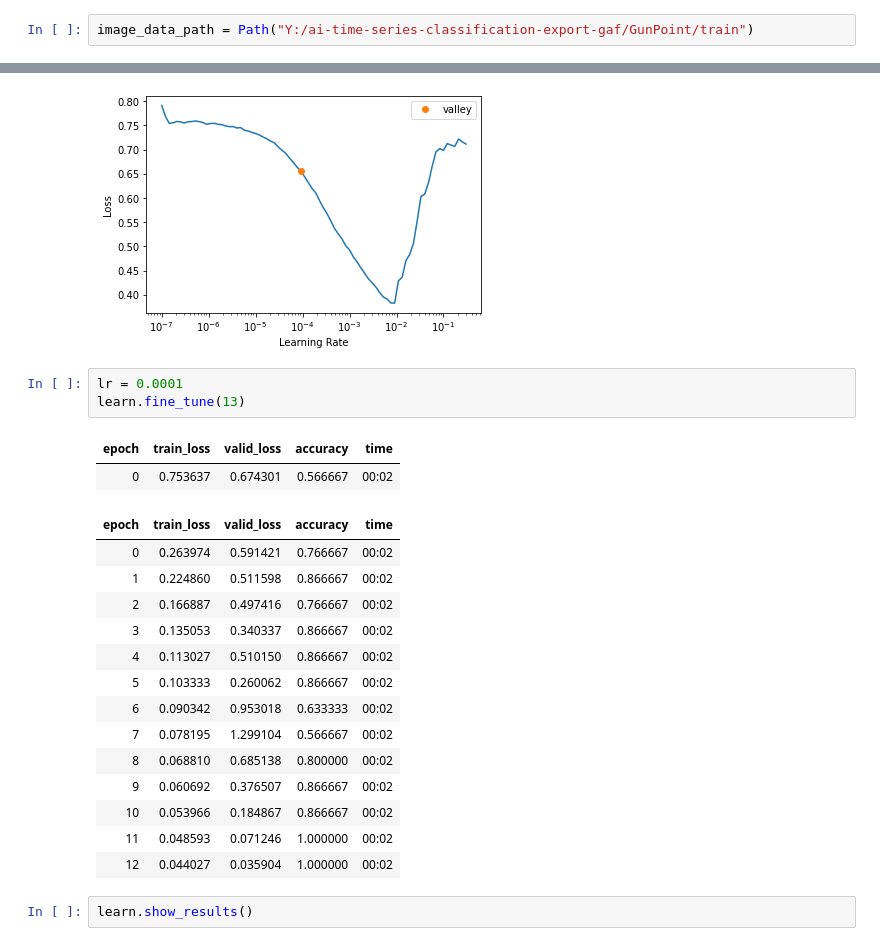
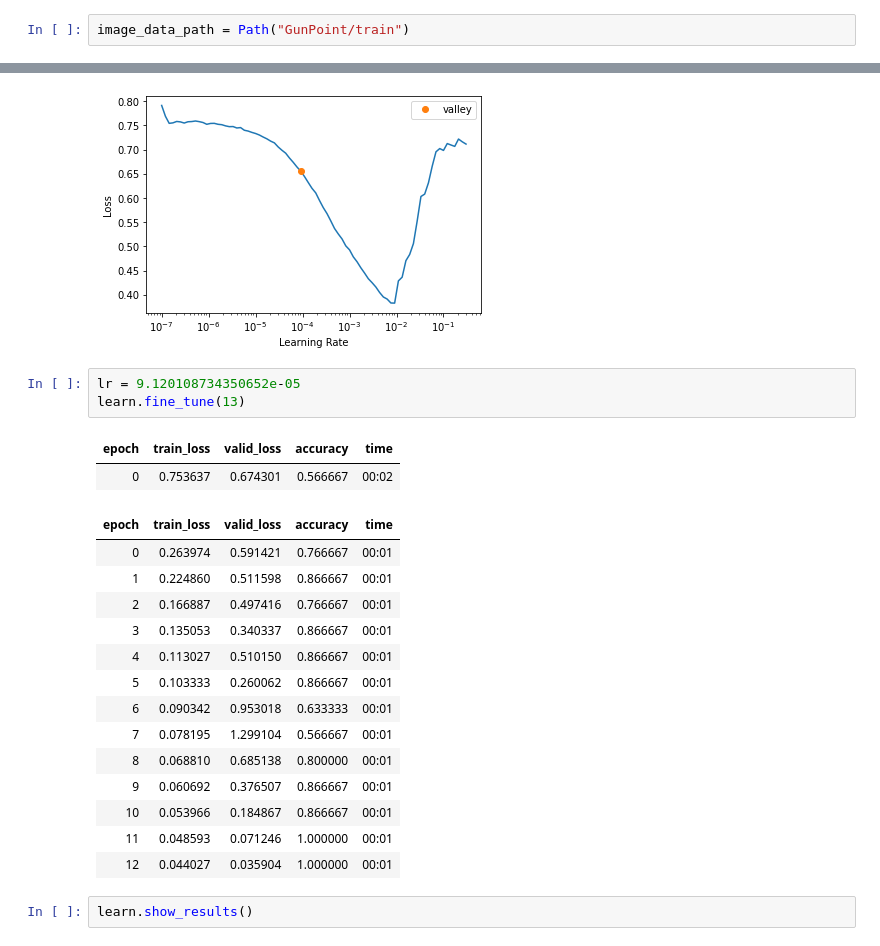
Before and after one commit to AretasSensorNetworks/GunPointImageFieldExample, a Jupyter notebook: TestGAF-Gunpoint.ipynb, the cells around one changed output, grey strips where cells are left out. Cells and saved outputs as stored; diff of their text form.

```diff
--- a/TestGAF-Gunpoint.ipynb
+++ b/TestGAF-Gunpoint.ipynb
@@ -15,7 +15,7 @@ Class 1 is "gun" and class 2 is "no gun (pointing)"
 # %%
 from fastai.vision.all import *
 # %%
-image_data_path = Path("Y:/ai-time-series-classification-export-gaf/GunPoint/train")
+image_data_path = Path("GunPoint/train")
 # %%
 image_data_path.ls()
 # %% [output]
@@ -57,25 +57,25 @@ learn.lr_find(num_it=100)
 SuggestedLRs(valley=9.120108734350652e-05)
 [figure]
 # %%
-lr = 0.0001
+lr = 9.120108734350652e-05
 learn.fine_tune(13)
 # %% [output]
 | epoch | train_loss | valid_loss | accuracy | time |
 | 0 | 0.753637 | 0.674301 | 0.566667 | 00:02 |
 | epoch | train_loss | valid_loss | accuracy | time |
-| 0 | 0.263974 | 0.591421 | 0.766667 | 00:02 |
-| 1 | 0.224860 | 0.511598 | 0.866667 | 00:02 |
-| 2 | 0.166887 | 0.497416 | 0.766667 | 00:02 |
-| 3 | 0.135053 | 0.340337 | 0.866667 | 00:02 |
-| 4 | 0.113027 | 0.510150 | 0.866667 | 00:02 |
-| 5 | 0.103333 | 0.260062 | 0.866667 | 00:02 |
-| 6 | 0.090342 | 0.953018 | 0.633333 | 00:02 |
-| 7 | 0.078195 | 1.299104 | 0.566667 | 00:02 |
-| 8 | 0.068810 | 0.685138 | 0.800000 | 00:02 |
-| 9 | 0.060692 | 0.376507 | 0.866667 | 00:02 |
-| 10 | 0.053966 | 0.184867 | 0.866667 | 00:02 |
-| 11 | 0.048593 | 0.071246 | 1.000000 | 00:02 |
-| 12 | 0.044027 | 0.035904 | 1.000000 | 00:02 |
+| 0 | 0.263974 | 0.591421 | 0.766667 | 00:01 |
+| 1 | 0.224860 | 0.511598 | 0.866667 | 00:01 |
+| 2 | 0.166887 | 0.497416 | 0.766667 | 00:01 |
+| 3 | 0.135053 | 0.340337 | 0.866667 | 00:01 |
+| 4 | 0.113027 | 0.510150 | 0.866667 | 00:01 |
+| 5 | 0.103333 | 0.260062 | 0.866667 | 00:01 |
+| 6 | 0.090342 | 0.953018 | 0.633333 | 00:01 |
+| 7 | 0.078195 | 1.299104 | 0.566667 | 00:01 |
+| 8 | 0.068810 | 0.685138 | 0.800000 | 00:01 |
+| 9 | 0.060692 | 0.376507 | 0.866667 | 00:01 |
+| 10 | 0.053966 | 0.184867 | 0.866667 | 00:01 |
+| 11 | 0.048593 | 0.071246 | 1.000000 | 00:01 |
+| 12 | 0.044027 | 0.035904 | 1.000000 | 00:01 |
 # %%
 learn.show_results()
 # %% [output]
```
Also changed, not shown: parts of 6 cells of this notebook, 2 other files.
